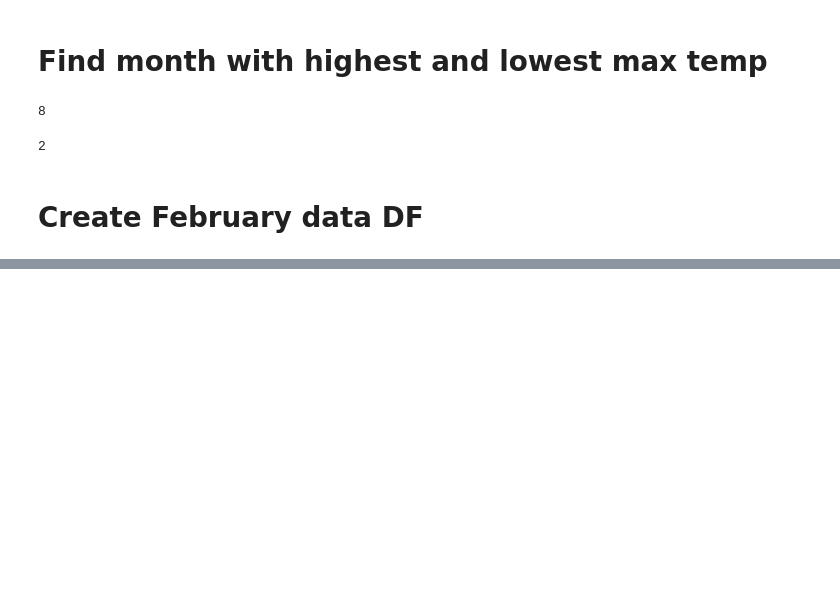
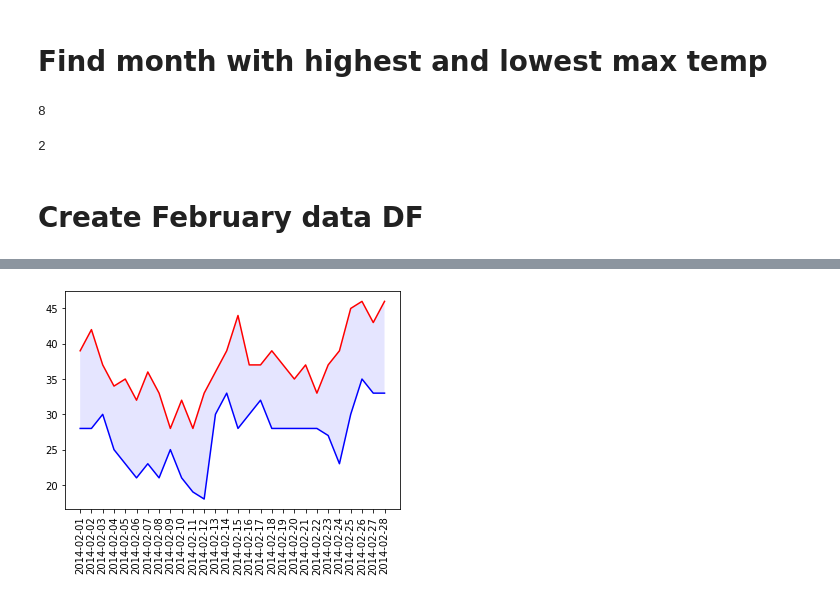
Before and after one commit to Jose-Servin/Project_Data_Visualization, a Jupyter notebook: Chapter_16/sitka_two_data_series.ipynb, the cells around one changed output, grey strips where cells are left out. Cells and saved outputs as stored; diff of their text form; code cells hidden in the pictures; blank space fills up the shorter version.

Commit message:
completed plotting two values on the same graph

```diff
--- a/Chapter_16/sitka_two_data_series.ipynb
+++ b/Chapter_16/sitka_two_data_series.ipynb
@@ -77,0 +78,2 @@ month_data['Max TemperatureF'].idxmin()
+# %%
+feb_data = data.loc[data['Month'] == 2]
@@ -77,0 +104,14 @@ month_data['Max TemperatureF'].idxmin()
+# %%
+x_axis = feb_data['AKST']
+# %%
+y_axis = feb_data['Max TemperatureF']
+# %%
+y_axis2 = feb_data['Min TemperatureF']
+# %%
+plt.plot(x_axis, y_axis, c='red')
+plt.plot(x_axis, y_axis2, c='blue')
+plt.xticks(x_axis, rotation='vertical')
+plt.fill_between(x_axis, y_axis, y_axis2, facecolor = 'blue', alpha = 0.1)
+plt.show()
+# %% [output]
+[figure, added]
```
Also changed, not shown: parts of 4 cells of this notebook.
